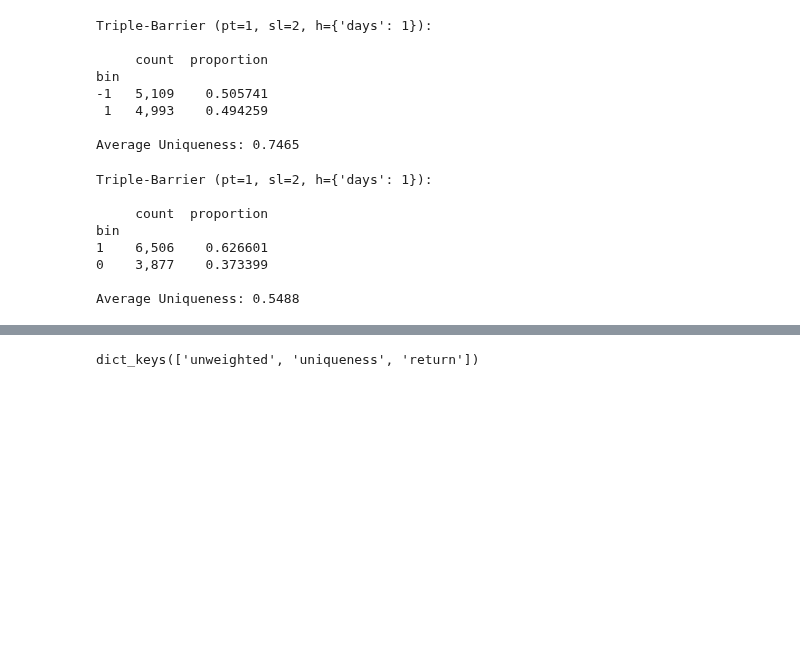
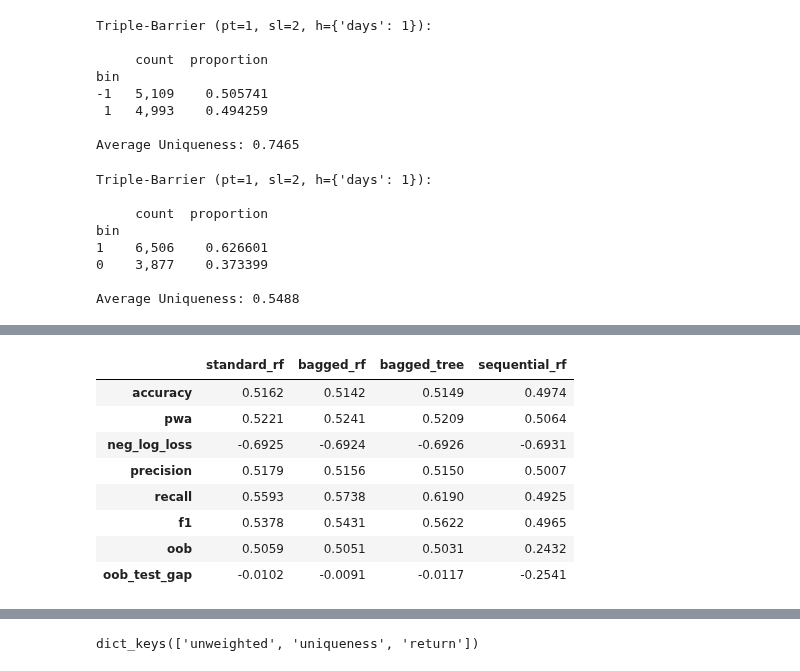
Before and after one commit to pnjoroge54/Machine-Learning-Blueprint, a Jupyter notebook: notebooks/Part_4-Sample Weights.ipynb, the cells around one changed output, grey strips where cells are left out. Saved outputs shown, nothing was run; the diff lists cells and outputs as text; code cells hidden in the pictures; blank space fills up the shorter version.

```diff
--- a/notebooks/Part_4-Sample Weights.ipynb
+++ b/notebooks/Part_4-Sample Weights.ipynb
@@ -438,0 +657,87 @@ pprint(all_cms, sort_dicts=False)
+# %%
+time0 = time.time()
+seq_rf.fit(
+    X_train.loc[idx],
+    y_train.loc[idx],
+    sample_weight=w_train.values,
+)
+time1 = pd.Timedelta(seconds=time.time() - time0).round('1s')
+print(f"Sequential Bootstrap OOB Score: {seq_rf.oob_score_:.4f} | Done in {time1}")
+
+time0 = time.time()
+seq_rf_bf.fit(
+    X_train.loc[idx],
+    y_train.loc[idx],
+    sample_weight=w_train.values,
+)
+time1 = pd.Timedelta(seconds=time.time() - time0).round('1s')
+print(f"Sequential RF Bootstrapped Features OOB Score: {seq_rf_bf.oob_score_:.4f} | Done in {time1}")
+# %%
+ensembles = {
+    "adaboost": {"classifier": adaboost,
+                 "pred": adaboost.predict(X_test),
+                 "prob": adaboost.predict_proba(X_test),
+                 "oob": np.nan,
+                },
+    "standard_rf": {"classifier": rf,
+                 "pred": rf.predict(X_test),
+                 "prob": rf.predict_proba(X_test),
+                 "oob": rf.oob_score_,
+                },
+    "bagged_rf": {"classifier": bagged_rf,
+                 "pred": bagged_rf.predict(X_test),
+                 "prob": bagged_rf.predict_proba(X_test),
+                 "oob": bagged_rf.oob_score_,
+                },
+    "bagged_tree": {"classifier": bagged_tree,
+                 "pred": bagged_tree.predict(X_test),
+                 "prob": bagged_tree.predict_proba(X_test),
+                 "oob": bagged_tree.oob_score_,
+                },
+    "sequential_rf": {"classifier": seq_rf,
+                   "pred": seq_rf.predict(X_test),
+                   "prob": seq_rf.predict_proba(X_test),
+                   "oob": seq_rf.oob_score_,
+                   },
+    "sequential_rf_bf": {"classifier": seq_rf_bf,
+                   "pred": seq_rf_bf.predict(X_test),
+                   "prob": seq_rf_bf.predict_proba(X_test),
+                   "oob": seq_rf_bf.oob_score_,
+                   },
+}
+
+scoring_methods = {
+            "accuracy": accuracy_score,
+            "pwa": probability_weighted_accuracy,
+            "neg_log_loss": log_loss,
+            "precision": precision_score,
+            "recall": recall_score,
+            "f1": f1_score,
+        }
+
+all_scores_oos = pd.DataFrame()
+
+for clf in ensembles.keys():
+    for method, scoring in scoring_methods.items():
+        if scoring in (probability_weighted_accuracy, log_loss):
+            y_pred = ensembles[clf]["prob"]
+        else:
+            y_pred = ensembles[clf]["pred"]
+        score = scoring(y_test, y_pred)
+        if method == "neg_log_loss":
+            score *= -1
+        all_scores_oos.loc[method, clf] = score
+    all_scores_oos.loc["oob", clf] = ensembles[clf]["oob"]
+    all_scores_oos.loc["oob_test_gap", clf] = ensembles[clf]["oob"] - all_scores_oos.loc["accuracy", clf]
+
+all_scores_oos.round(4)
+# %% [output]
+|  | standard_rf | bagged_rf | bagged_tree | sequential_rf |
+| accuracy | 0.5162 | 0.5142 | 0.5149 | 0.4974 |
+| pwa | 0.5221 | 0.5241 | 0.5209 | 0.5064 |
+| neg_log_loss | -0.6925 | -0.6924 | -0.6926 | -0.6931 |
+| precision | 0.5179 | 0.5156 | 0.5150 | 0.5007 |
+| recall | 0.5593 | 0.5738 | 0.6190 | 0.4925 |
+| f1 | 0.5378 | 0.5431 | 0.5622 | 0.4965 |
+| oob | 0.5059 | 0.5051 | 0.5031 | 0.2432 |
+| oob_test_gap | -0.0102 | -0.0091 | -0.0117 | -0.2541 |
```
Also changed, not shown: parts of 49 cells of this notebook, 2 other files.
